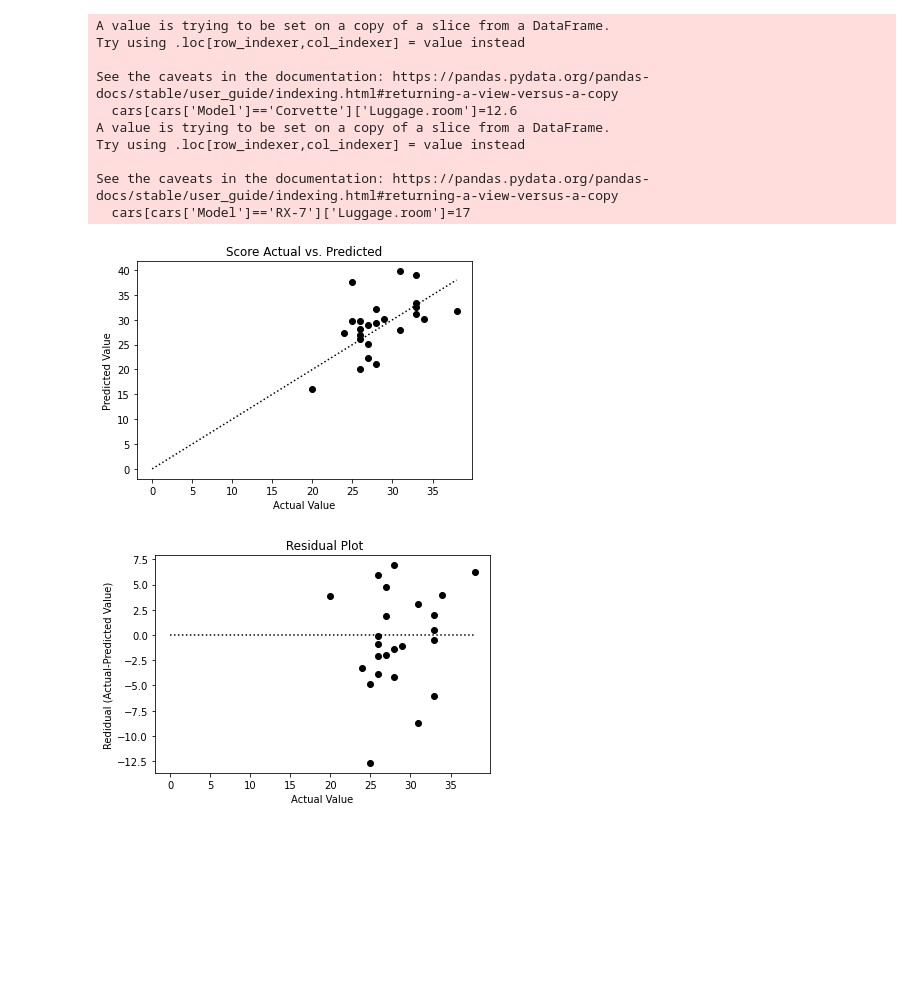
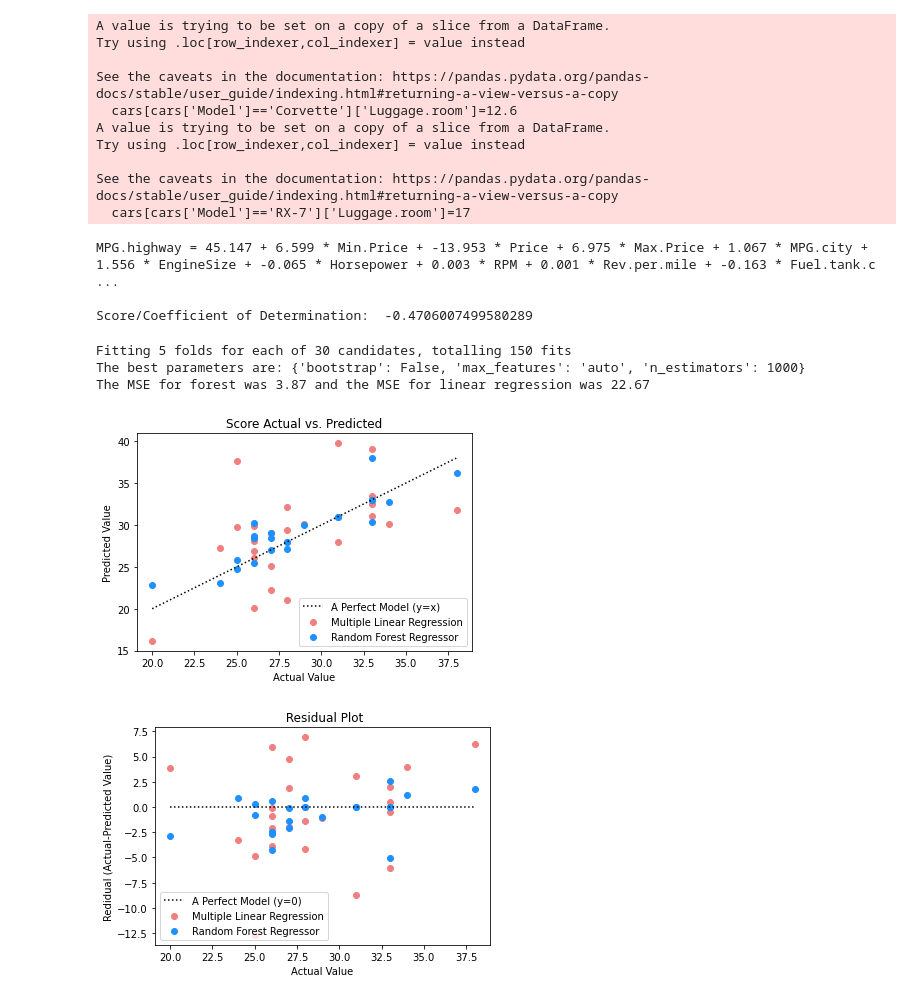
Before and after one commit to dbrickman/Researching-Machine-Learning-Algorithms, a Jupyter notebook: LinearRegression-vs-RandomForest.ipynb, the cells around one changed output. Drawn from its saved outputs; the diff is of its cells as text; code cells hidden in the pictures; blank space fills up the shorter version.

```diff
--- a/LinearRegression-vs-RandomForest.ipynb
+++ b/LinearRegression-vs-RandomForest.ipynb
@@ -111,34 +111,90 @@ X_train, X_test, y_train, y_test = train_test_split(X, y, test_size=0.25, random
 # %%
 ### 5. Train the model using the LinearRegression class. Leave all parameters at their default values ###
 reg = LinearRegression().fit(X_train,y_train)
+# %%
+### 7. Print out the actual model in equation form ###
+y_predict_lin=reg.predict(X_test)
+
+equation=f"MPG.highway = {reg.intercept_:.3f}"
+columns=""
+for index, col in enumerate(X_train.columns):
+    equation+=f" + {reg.coef_[index]:.3f} * {col}"
+print(equation)
+
+print('\nScore/Coefficient of Determination: ',reg.score(X_test,y_test))
+# %% [output]
+MPG.highway = 45.147 + 6.599 * Min.Price + -13.953 * Price + 6.975 * Max.Price + 1.067 * MPG.city + 1.556 * EngineSize + -0.065 * Horsepower + 0.003 * RPM + 0.001 * Rev.per.mile + -0.163 * Fuel.tank.c ...
+
+Score/Coefficient of Determination:  -0.4706007499580289
+# %%
+from sklearn.ensemble import RandomForestRegressor
+from sklearn.model_selection import GridSearchCV
+# Optimization
+    # Could try using RandomizedSearchCV to speed this up
+
+param_grid= {
+    'n_estimators': [1,10,100,1000,10000],
+    'max_features': ['auto','sqrt','log2'],
+    # 'max_depth': [10,20,30,40,50,60,70,80,90,100,None],
+    # 'min_sample_split':[2,5,10],
+    # 'min_samples_leaf':[1,2,4],
+    'bootstrap':[True,False]
+}
+rf=RandomForestRegressor(random_state=0)
+rf_grid=GridSearchCV(estimator=rf,param_grid=param_grid,n_jobs=-1,verbose=3,cv=5)
+rf_grid.fit(X_train, y_train)
+print(f"The best parameters are: {rf_grid.best_params_}")
+
+y_predict_forest = rf_grid.predict(X_test)
+
+rf2=RandomForestRegressor(n_estimators=750,random_state=0)
+rf2.fit(X_train, y_train)
+y_predict_forest2 = rf2.predict(X_test)
+
+# Calculating Mean Square Error for both Linear Regression and Random Forest Regressor
+MSE_forest=0
+MSE_forest2=0
+MSE_lin=0
+for i in range(len(y_predict_forest)):
+    MSE_forest += (list(y_test)[i]-y_predict_forest[i])**2/len(y_test)
+    MSE_lin += (list(y_test)[i]-y_predict_lin[i])**2/len(y_test)
+print(f"The MSE for forest was {MSE_forest:.2f} and the MSE for linear regression was {MSE_lin:.2f}")
+# %% [output]
+Fitting 5 folds for each of 30 candidates, totalling 150 fits
+The best parameters are: {'bootstrap': False, 'max_features': 'auto', 'n_estimators': 1000}
+The MSE for forest was 3.87 and the MSE for linear regression was 22.67
 # %%
 ### 6. Use your model to generate predictions on the test set and create two scatter plots ###
 
 # Scatterplot with predicted values against actual values
 fig=plt.figure()
 ax=plt.axes()
 
-x=np.linspace(0,max(y_test),1000)
-ax.plot(x,x,color='black',linestyle='dotted')
+x=np.linspace(min(y_test),max(y_test),1000)
+ax.plot(x,x,color='black',linestyle='dotted',label='A Perfect Model (y=x)')
 
-y_predict=reg.predict(X_test)
-plt.scatter(x=y_test,y=y_predict,c='black')
+plt.scatter(x=y_test,y=y_predict_lin,c='lightcoral',label='Multiple Linear Regression')
+plt.scatter(x=y_test,y=y_predict_forest,c='dodgerblue', label='Random Forest Regressor')
+plt.legend()
 plt.xlabel('Actual Value')
 plt.ylabel('Predicted Value')
 plt.title('Score Actual vs. Predicted')
 
 # Scatterplot with predicted values against actual values
 fig2=plt.figure()
 ax2=plt.axes()
 
-ax2.plot(x,x*0,color='black',linestyle='dotted')
+ax2.plot(x,x*0,color='black',linestyle='dotted',label='A Perfect Model (y=0)')
 
-y_residual=y_test-y_predict
-plt.scatter(x=y_test,y=y_residual,c='black')
+y_residual=y_test-y_predict_lin
+y_residual_forest=y_test-y_predict_forest
+plt.scatter(x=y_test,y=y_residual,c='lightcoral',label='Multiple Linear Regression')
+plt.scatter(x=y_test,y=y_residual_forest,c='dodgerblue',label='Random Forest Regressor')
+plt.legend()
 plt.xlabel('Actual Value')
 plt.ylabel('Redidual (Actual-Predicted Value)')
 plt.title(' Residual Plot')
 plt.show()
 # %% [output]
-[figure, old version]
+[figure, new version]
-[figure, old version]
+[figure, new version]
```
Also changed, not shown: parts of 3 cells of this notebook.
